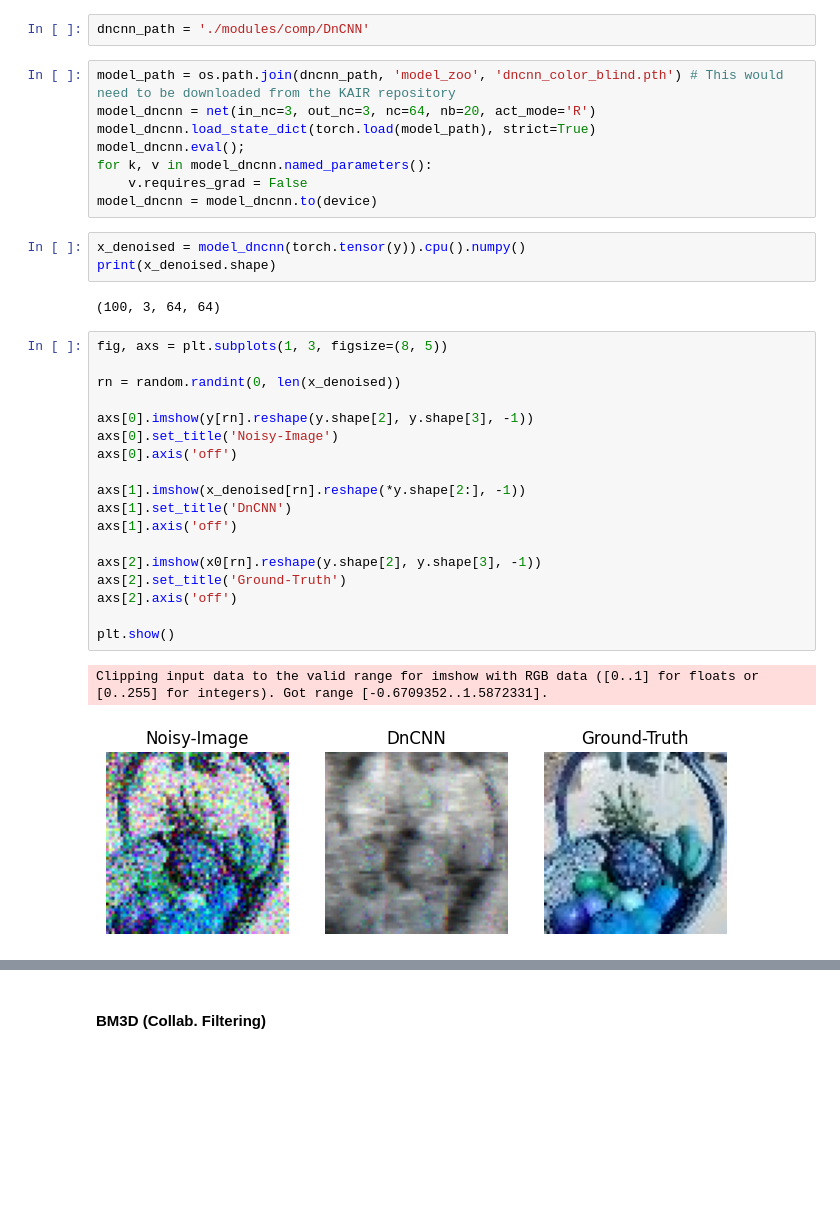
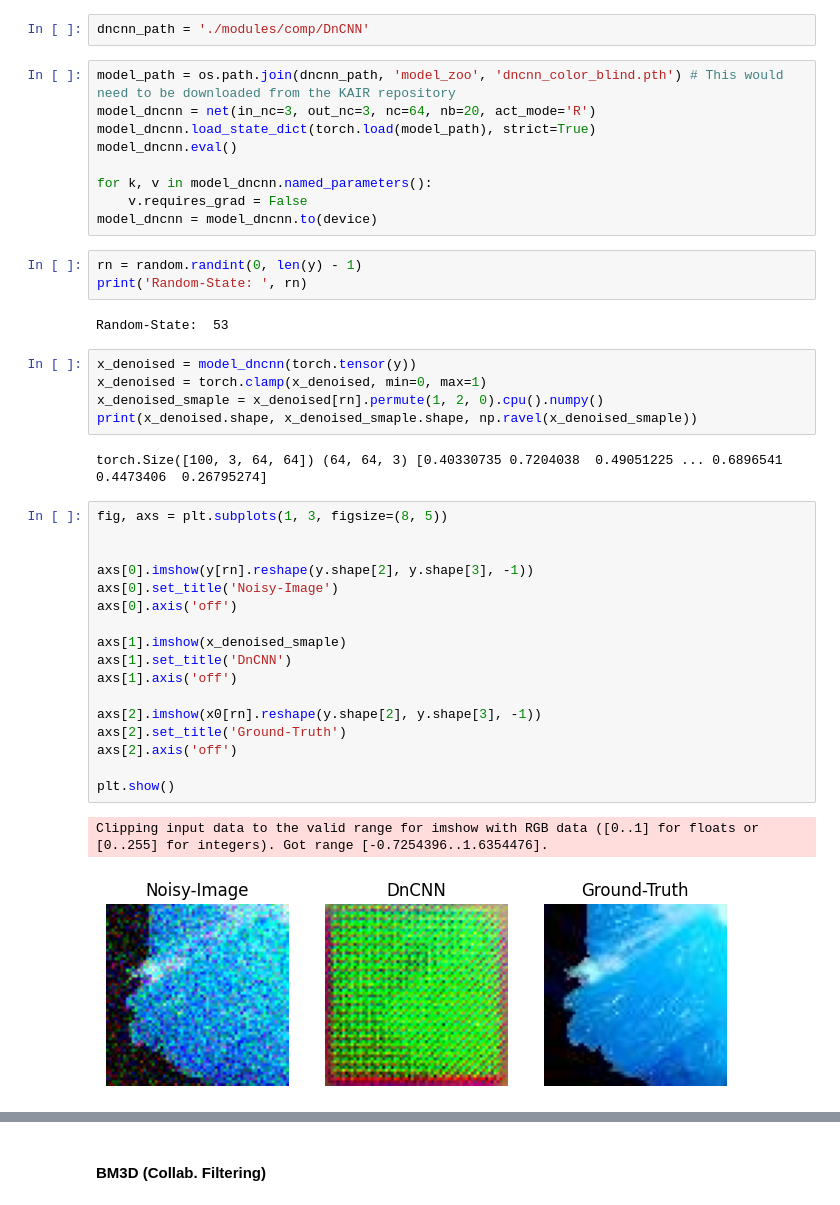
Before and after one commit to AlikMon88/Gibbs-Diff, a Jupyter notebook: unit_main_denoise.ipynb, the cells around one changed output, grey strips where cells are left out. Drawn from its saved outputs; the diff is of its cells as text; blank space fills up the shorter version.

```diff
--- a/unit_main_denoise.ipynb
+++ b/unit_main_denoise.ipynb
@@ -378,36 +378,43 @@ dncnn_path = './modules/comp/DnCNN'
 model_path = os.path.join(dncnn_path, 'model_zoo', 'dncnn_color_blind.pth') # This would need to be downloaded from the KAIR repository
 model_dncnn = net(in_nc=3, out_nc=3, nc=64, nb=20, act_mode='R')
 model_dncnn.load_state_dict(torch.load(model_path), strict=True)
-model_dncnn.eval();
+model_dncnn.eval()
+
 for k, v in model_dncnn.named_parameters():
     v.requires_grad = False
 model_dncnn = model_dncnn.to(device)
+# %%
+rn = random.randint(0, len(y) - 1)
+print('Random-State: ', rn)
+# %% [output]
+Random-State:  53
 # %%
-x_denoised = model_dncnn(torch.tensor(y)).cpu().numpy()
-print(x_denoised.shape)
+x_denoised = model_dncnn(torch.tensor(y))
+x_denoised = torch.clamp(x_denoised, min=0, max=1)
+x_denoised_smaple = x_denoised[rn].permute(1, 2, 0).cpu().numpy()
+print(x_denoised.shape, x_denoised_smaple.shape, np.ravel(x_denoised_smaple))
 # %% [output]
-(100, 3, 64, 64)
+torch.Size([100, 3, 64, 64]) (64, 64, 3) [0.40330735 0.7204038  0.49051225 ... 0.6896541  0.4473406  0.26795274]
 # %%
 fig, axs = plt.subplots(1, 3, figsize=(8, 5))
 
-rn = random.randint(0, len(x_denoised))
 
 axs[0].imshow(y[rn].reshape(y.shape[2], y.shape[3], -1))
 axs[0].set_title('Noisy-Image')
 axs[0].axis('off')
 
-axs[1].imshow(x_denoised[rn].reshape(*y.shape[2:], -1))
+axs[1].imshow(x_denoised_smaple)
 axs[1].set_title('DnCNN')
 axs[1].axis('off')
 
 axs[2].imshow(x0[rn].reshape(y.shape[2], y.shape[3], -1))
 axs[2].set_title('Ground-Truth')
 axs[2].axis('off')
 
 plt.show()
 # %% [output]
-Clipping input data to the valid range for imshow with RGB data ([0..1] for floats or [0..255] for integers). Got range [-0.6709352..1.5872331].
+Clipping input data to the valid range for imshow with RGB data ([0..1] for floats or [0..255] for integers). Got range [-0.7254396..1.6354476].
-[figure, old version]
+[figure, new version]
 # %%
 psnr_2d_list, ssim_2d_list, l1_loss_2d_list = [], [], []
 
```
Also changed, not shown: parts of 10 cells of this notebook, 12 other files.
